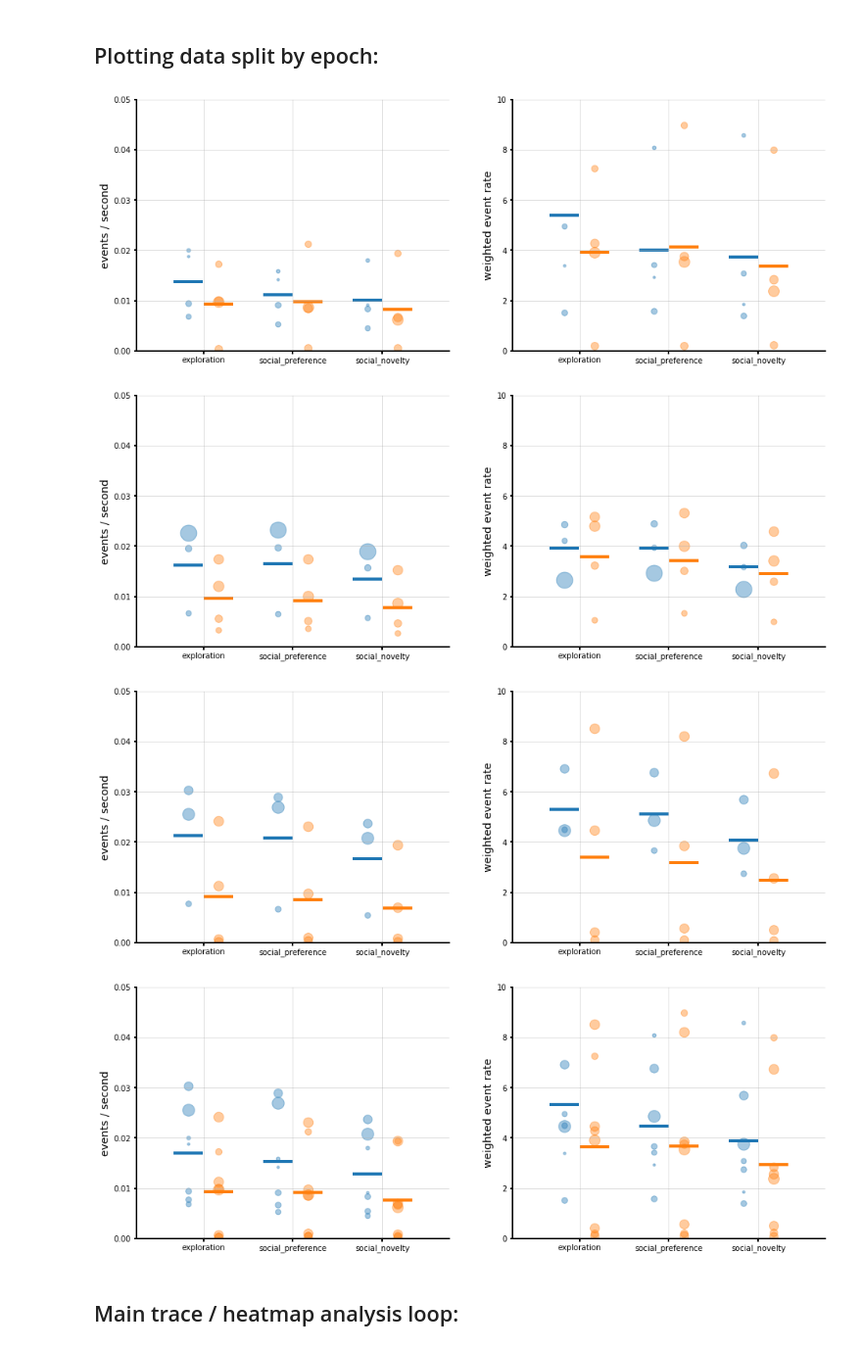
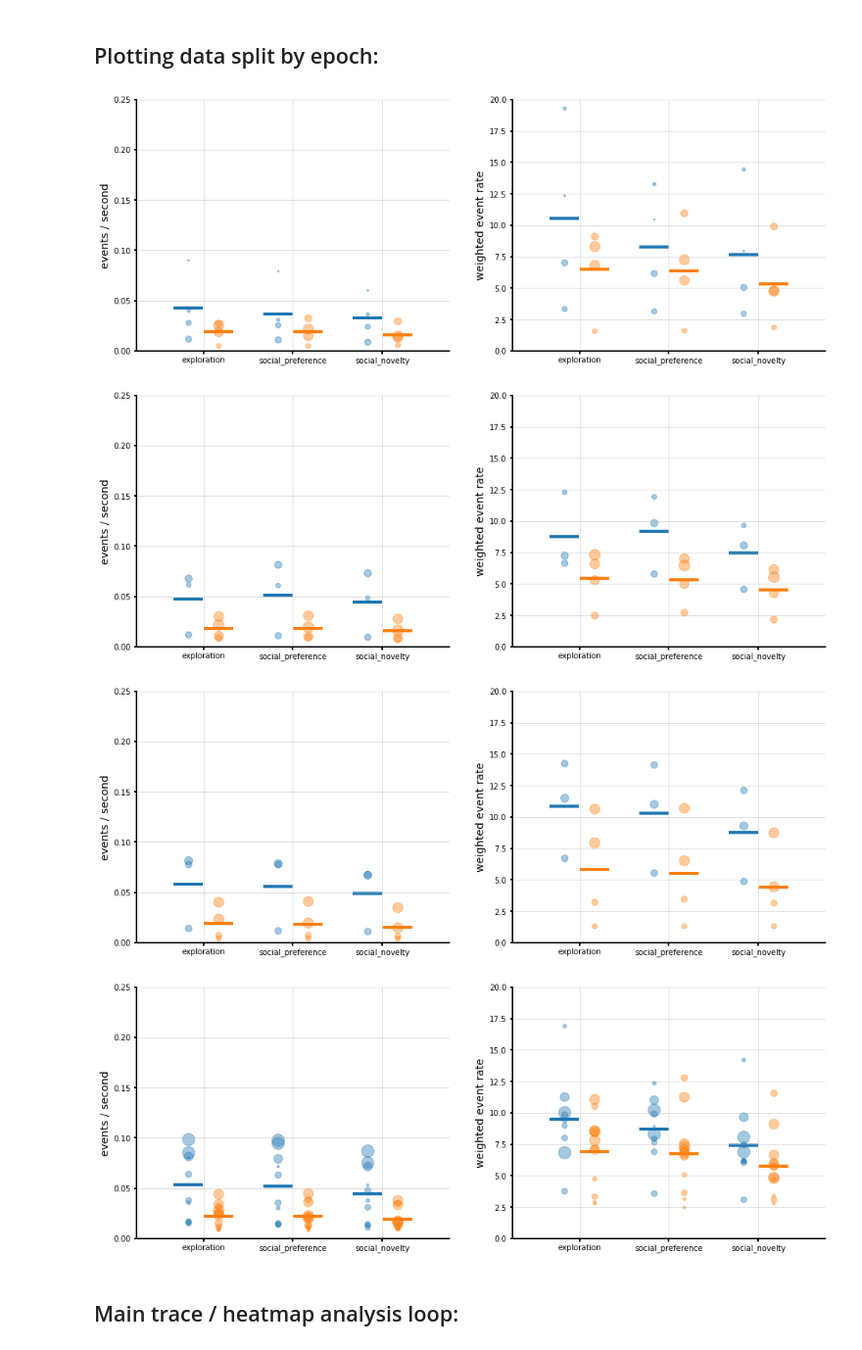
Before and after one commit to inscopix/astellas, a Jupyter notebook: astellas_social_analysis.ipynb, the cells around one changed output. Shown at 98% size. Cells and saved outputs as stored; diff of their text form; code cells hidden in the pictures.

```diff
--- a/astellas_social_analysis.ipynb
+++ b/astellas_social_analysis.ipynb
@@ -1135,7 +1139,7 @@ for the_cond in conditions:
     cellsets_cond = get_cellset_paths(df_cond) # collect paths to cellsets of interest
     for cellset_fn in cellsets_cond: # each cellset:
         print('\n\t',os.path.basename(cellset_fn))
-        [the_trace_mtx, _,the_raster_isx_mtx] = cellset_data_volumes(cellset_fn)
+        [the_trace_mtx, _,the_raster_isx_mtx] = cellset_data_volumes(cellset_fn, isx_ed_threshold=3,autosort_snr=4)
         tvect = get_cellset_timescale(cellset_fn)
         the_cellset = isx.CellSet.read(cellset_fn)
         fs = round(1/(the_cellset.timing.period.to_usecs()*1e-6),4)
@@ -1144,7 +1148,7 @@ for the_cond in conditions:
         for the_epoch, the_epoch_name in zip(epoch_times, epoch_names): # each behavior epoch:
             # event rate:
             rate_mtx = np.nansum(the_raster_isx_mtx[int(the_epoch[0]*60*fs) : int(the_epoch[1]*60*fs)],axis=0) / ((the_epoch[1]-the_epoch[0])*60)
-            #print('\t\tavg event rate: {} events/second'.format(round(np.mean(rate_mtx),4)))
+            print('\t\tavg event rate: {} events/second'.format(round(np.mean(rate_mtx),4)))
             stat_dict[the_cond][the_epoch_name]['event_rate'].append(rate_mtx)
 
             # weighted event rate:
@@ -1192,7 +1196,7 @@ for plot_idx, cond in enumerate(stat_dict):
         event_rate_pop_vect = np.asarray(event_rate_pop_vect)
         ax[0].scatter((3*epoch_plot_idx) + ((1+plot_idx)), np.mean([np.nanmean(i) for i in event_rate_pop_vect]), s=1500, marker='_', color=cdict[cond], linewidth=4, alpha=1)
         ax[0].set_ylabel('events / second', fontsize=14)
-        ax[0].set_ylim(0,.05)
+        ax[0].set_ylim(0,.25)
 
 
     # weighted event rate:
@@ -1206,7 +1210,7 @@ for plot_idx, cond in enumerate(stat_dict):
         ax[1].scatter((3*epoch_plot_idx) + ((1+plot_idx)), np.mean([np.nanmean(i) for i in event_rate_pop_vect]), s=1500, marker='_', color=cdict[cond], linewidth=4, alpha=1)
         ax[1].set_ylabel('events / second', fontsize=14)
         ax[1].set_ylabel('weighted event rate', fontsize=14)
-        ax[1].set_ylim(0,10)
+        ax[1].set_ylim(0,20)
 
 for a in ax:
     twoaxis(a)
@@ -1217,7 +1221,7 @@ for a in ax:
 
 plt.show()
 # %% [output]
-[figure, old version]
+[figure, new version]
 # %%
 stat_dict_epoch_20200402 = stat_dict.copy()
 # %%
@@ -1239,7 +1243,7 @@ for plot_idx, cond in enumerate(stat_dict):
         event_rate_pop_vect = np.asarray(event_rate_pop_vect)
         ax[0].scatter((3*epoch_plot_idx) + ((1+plot_idx)), np.mean([np.nanmean(i) for i in event_rate_pop_vect]), s=1500, marker='_', color=cdict[cond], linewidth=4, alpha=1)
         ax[0].set_ylabel('events / second', fontsize=14)
-        ax[0].set_ylim(0,.05)
+        ax[0].set_ylim(0,.25)
 
 
     # weighted event rate:
@@ -1253,7 +1257,7 @@ for plot_idx, cond in enumerate(stat_dict):
         ax[1].scatter((3*epoch_plot_idx) + ((1+plot_idx)), np.mean([np.nanmean(i) for i in event_rate_pop_vect]), s=1500, marker='_', color=cdict[cond], linewidth=4, alpha=1)
         ax[1].set_ylabel('events / second', fontsize=14)
         ax[1].set_ylabel('weighted event rate', fontsize=14)
-        ax[1].set_ylim(0,10)
+        ax[1].set_ylim(0,20)
 
 for a in ax:
     twoaxis(a)
@@ -1264,7 +1268,7 @@ for a in ax:
 
 plt.show()
 # %% [output]
-[figure, old version]
+[figure, new version]
 # %%
 stat_dict_epoch_20200408 = stat_dict.copy()
 # %%
@@ -1286,7 +1290,7 @@ for plot_idx, cond in enumerate(stat_dict):
         event_rate_pop_vect = np.asarray(event_rate_pop_vect)
         ax[0].scatter((3*epoch_plot_idx) + ((1+plot_idx)), np.mean([np.nanmean(i) for i in event_rate_pop_vect]), s=1500, marker='_', color=cdict[cond], linewidth=4, alpha=1)
         ax[0].set_ylabel('events / second', fontsize=14)
-        ax[0].set_ylim(0,.05)
+        ax[0].set_ylim(0,.25)
 
 
     # weighted event rate:
@@ -1300,7 +1304,7 @@ for plot_idx, cond in enumerate(stat_dict):
         ax[1].scatter((3*epoch_plot_idx) + ((1+plot_idx)), np.mean([np.nanmean(i) for i in event_rate_pop_vect]), s=1500, marker='_', color=cdict[cond], linewidth=4, alpha=1)
         ax[1].set_ylabel('events / second', fontsize=14)
         ax[1].set_ylabel('weighted event rate', fontsize=14)
-        ax[1].set_ylim(0,10)
+        ax[1].set_ylim(0,20)
 
 for a in ax:
     twoaxis(a)
@@ -1311,7 +1315,7 @@ for a in ax:
 
 plt.show()
 # %% [output]
-[figure, old version]
+[figure, new version]
 # %%
 stat_dict_epoch_20200415 = stat_dict.copy()
 # %%
@@ -1329,36 +1333,36 @@ for plot_idx, cond in enumerate(stat_dict):
         for cell_er in stat_dict[cond][epoch]['event_rate']:
             #print(cell_er)
             event_rate_pop_vect.append(cell_er)
             ax[0].scatter((3*epoch_plot_idx) + ((1+plot_idx)) , np.nanmean(cell_er), s=len(cell_er), color = cdict[cond], alpha = .4 )
         event_rate_pop_vect = np.asarray(event_rate_pop_vect)
         ax[0].scatter((3*epoch_plot_idx) + ((1+plot_idx)), np.mean([np.nanmean(i) for i in event_rate_pop_vect]), s=1500, marker='_', color=cdict[cond], linewidth=4, alpha=1)
         ax[0].set_ylabel('events / second', fontsize=14)
-        ax[0].set_ylim(0,.05)
+        ax[0].set_ylim(0,.25)
 
 
     # weighted event rate:
     for epoch_plot_idx, epoch in enumerate(stat_dict[cond]):
         event_rate_pop_vect = []
         for cell_er in stat_dict[cond][epoch]['weighted_event_rate']:
             #print(cell_er)
             event_rate_pop_vect.append(cell_er)
             ax[1].scatter((3*epoch_plot_idx) + ((1+plot_idx)) , np.nanmean(cell_er), s=len(cell_er), color = cdict[cond], alpha = .4 )
         event_rate_pop_vect = np.asarray(event_rate_pop_vect)
         ax[1].scatter((3*epoch_plot_idx) + ((1+plot_idx)), np.mean([np.nanmean(i) for i in event_rate_pop_vect]), s=1500, marker='_', color=cdict[cond], linewidth=4, alpha=1)
         ax[1].set_ylabel('events / second', fontsize=14)
         ax[1].set_ylabel('weighted event rate', fontsize=14)
-        ax[1].set_ylim(0,10)
+        ax[1].set_ylim(0,20)
 
 for a in ax:
     twoaxis(a)
     a.set_xlim(-.75, len(epoch_names*3)+.75)
     a.set_xticks([(i*3)+1.5 for i in range(len(epoch_names))])
     a.set_xticklabels(epoch_names)
     a.grid('on', alpha=.5)
 
 plt.show()
 # %% [output]
-[figure, old version]
+[figure, new version]
 # %%
 stat_dict_epoch_all = stat_dict.copy()
 # %% [markdown]
```
Also changed, not shown: parts of 5 cells of this notebook.
